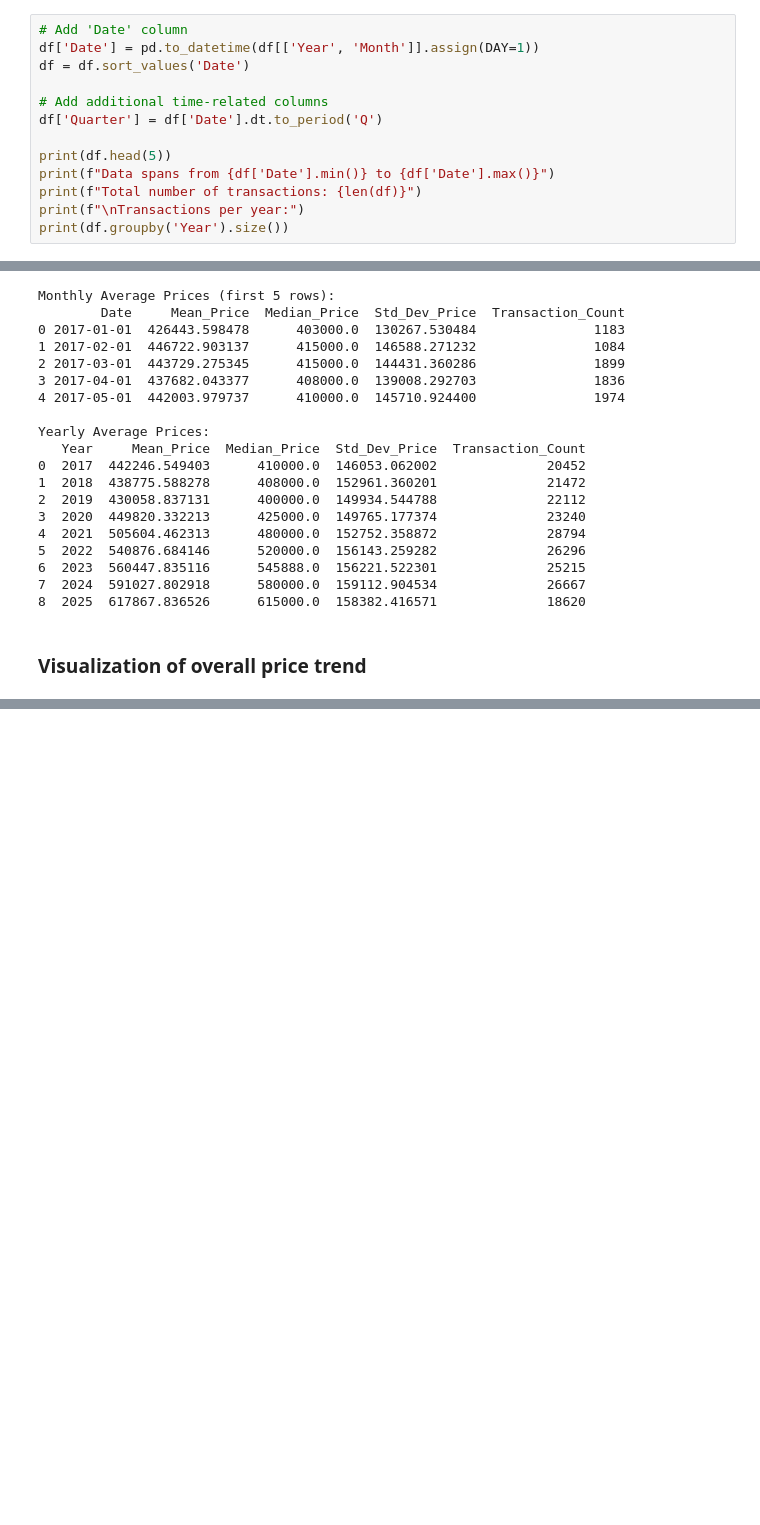
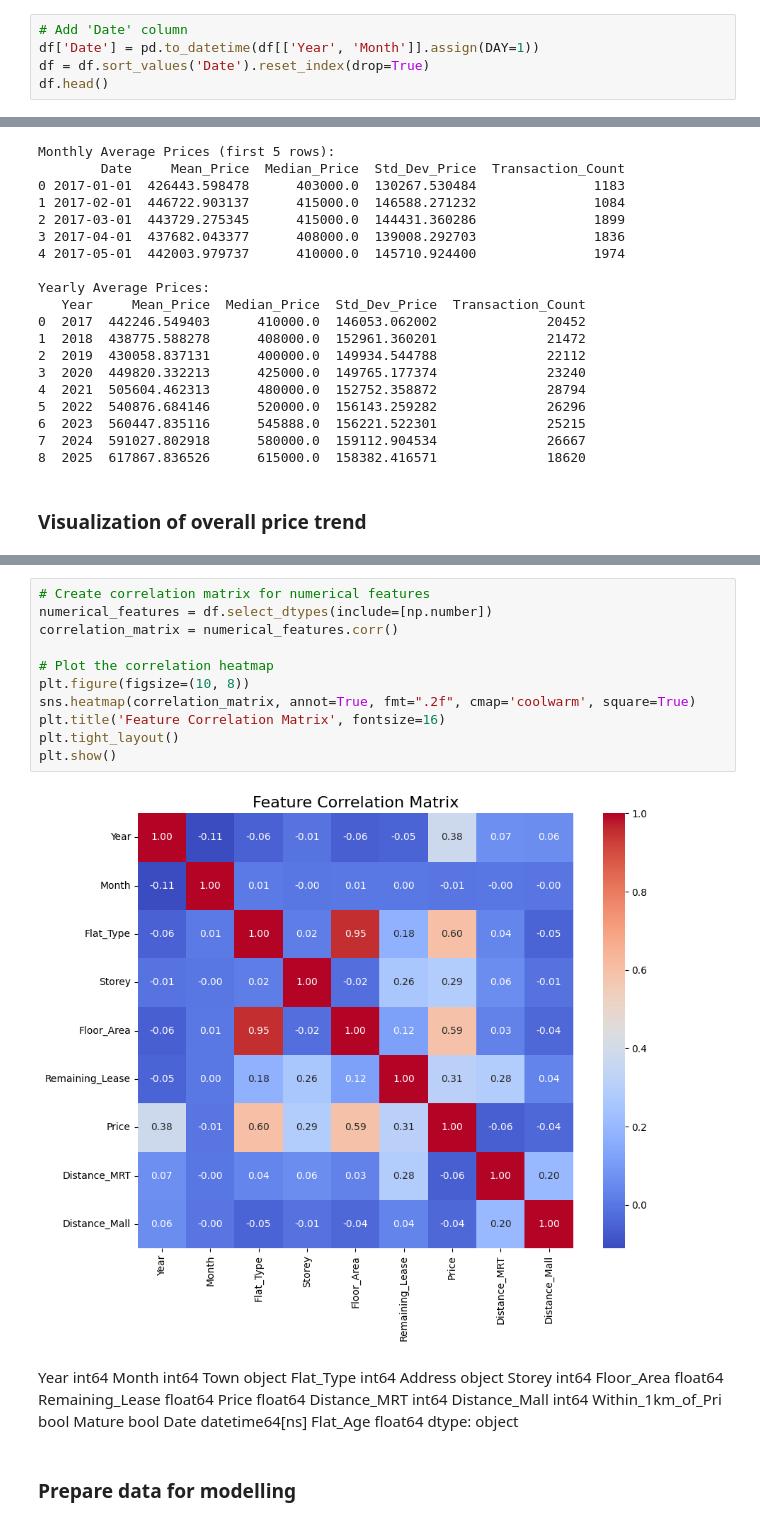
Before and after one commit to dillonchong01/CS3244-Group-25, a Jupyter notebook: model_training/Prediction.ipynb, the cells around one changed output, grey strips where cells are left out. Drawn from its saved outputs; the diff is of its cells as text; blank space fills up the shorter version.

```diff
--- a/model_training/Prediction.ipynb
+++ b/model_training/Prediction.ipynb
@@ -52,14 +57,6 @@ df.describe()
 # %%
 # Add 'Date' column
 df['Date'] = pd.to_datetime(df[['Year', 'Month']].assign(DAY=1))
-df = df.sort_values('Date')
-
-# Add additional time-related columns
-df['Quarter'] = df['Date'].dt.to_period('Q')
-
-print(df.head(5))
-print(f"Data spans from {df['Date'].min()} to {df['Date'].max()}")
-print(f"Total number of transactions: {len(df)}")
-print(f"\nTransactions per year:")
-print(df.groupby('Year').size())
+df = df.sort_values('Date').reset_index(drop=True)
+df.head()
 # %% [output]
@@ -177,0 +158,32 @@ Dataset shape: (9659, 9)
+# %%
+# Create correlation matrix for numerical features
+numerical_features = df.select_dtypes(include=[np.number])
+correlation_matrix = numerical_features.corr()
+
+# Plot the correlation heatmap
+plt.figure(figsize=(10, 8))
+sns.heatmap(correlation_matrix, annot=True, fmt=".2f", cmap='coolwarm', square=True)
+plt.title('Feature Correlation Matrix', fontsize=16)
+plt.tight_layout()
+plt.show()
+# %% [output]
+[figure, added]
+# %% [markdown]
+Year                          int64
+Month                         int64
+Town                         object
+Flat_Type                     int64
+Address                      object
+Storey                        int64
+Floor_Area                  float64
+Remaining_Lease             float64
+Price                       float64
+Distance_MRT                  int64
+Distance_Mall                 int64
+Within_1km_of_Pri              bool
+Mature                         bool
+Date                 datetime64[ns]
+Flat_Age                    float64
+dtype: object
+# %% [markdown]
+### **Prepare data for modelling**
```
Also changed, not shown: parts of 13 cells of this notebook.
